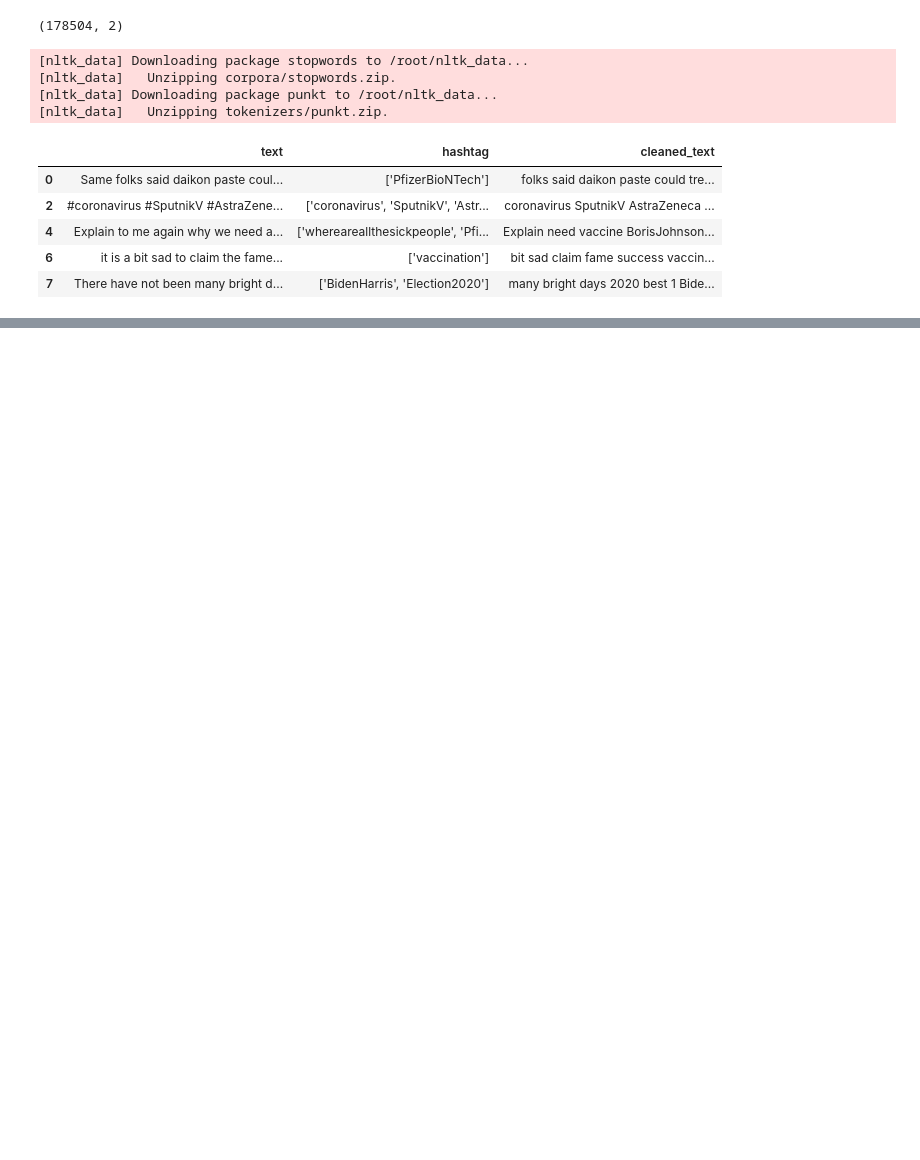
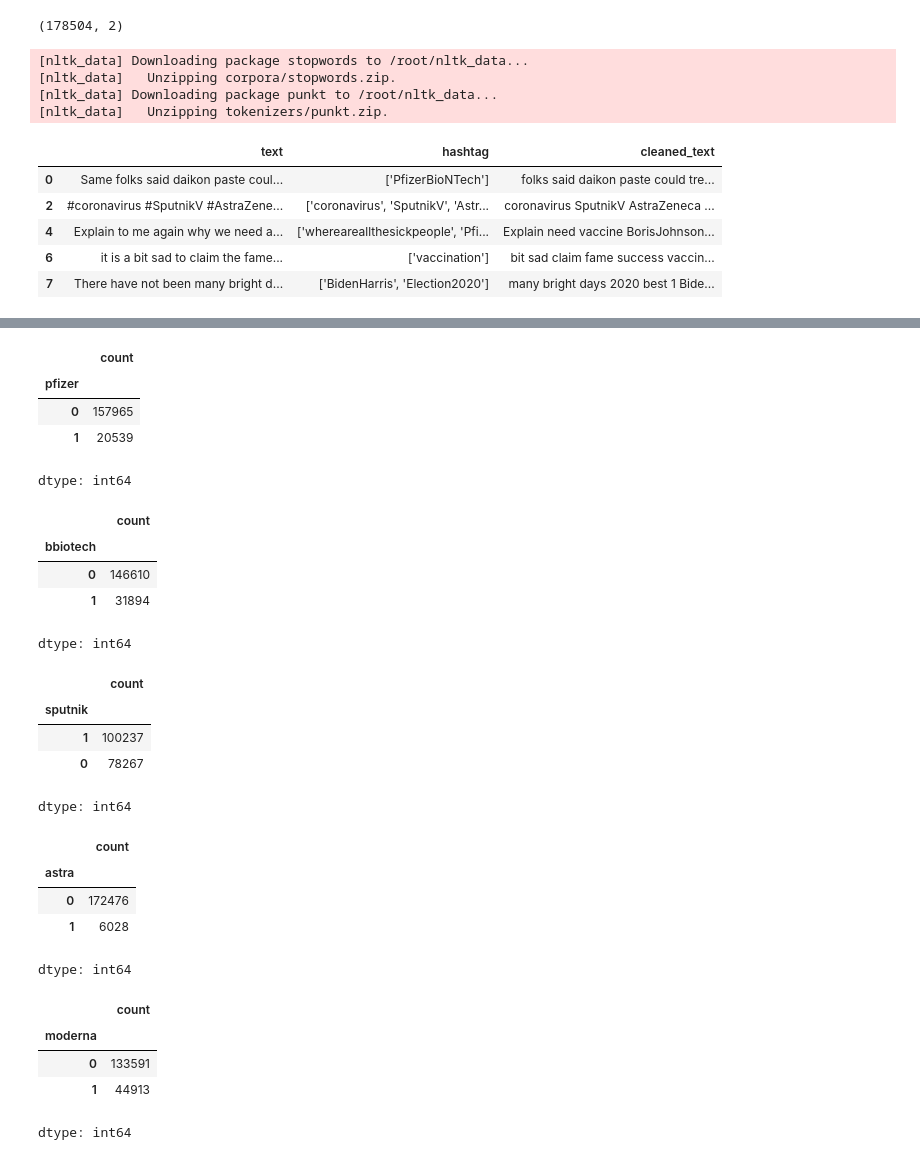
Before and after one commit to Jyts2094/Final-Project, a Jupyter notebook: Final_Project.ipynb, the cells around one changed output, grey strips where cells are left out. Cells and saved outputs as stored; diff of their text form; code cells hidden in the pictures; blank space fills up the shorter version.

```diff
--- a/Final_Project.ipynb
+++ b/Final_Project.ipynb
@@ -148,0 +157,51 @@ ex_data.head()
+# %%
+# Define a function to check if a tweet contains any of the references
+def refer(tweet, refs):
+    flag = 0  # Initialize flag to 0 (not found)
+    for ref in refs:
+        if tweet.find(ref) != -1:  # Check if the tweet contains the reference
+            flag = 1  # Set flag to 1 (found) if reference is found
+    return flag  # Return flag indicating if any reference was found in the tweet
+
+# Apply the refer function to each row in 'cleaned_text' column for different references
+extracted_data['pfizer'] = extracted_data['cleaned_text'].apply(lambda x: refer(x, pfizer_refs))
+extracted_data['bbiotech'] = extracted_data['cleaned_text'].apply(lambda x: refer(x, bbiotech_refs))
+extracted_data['sputnik'] = extracted_data['cleaned_text'].apply(lambda x: refer(x, sputnik_refs))
+extracted_data['astra'] = extracted_data['cleaned_text'].apply(lambda x: refer(x, astra_refs))
+extracted_data['moderna'] = extracted_data['cleaned_text'].apply(lambda x: refer(x, moderna_refs))
+
+# Display the counts of 'pfizer', 'bbiotech', 'sputnik', 'astra', 'moderna' flags
+# This shows how many tweets mention each reference
+display(
+    extracted_data['pfizer'].value_counts(),
+    extracted_data['bbiotech'].value_counts(),
+    extracted_data['sputnik'].value_counts(),
+    extracted_data['astra'].value_counts(),
+    extracted_data['moderna'].value_counts()
+    )
+# %% [output]
+|  | count |
+| pfizer |  |
+| 0 | 157965 |
+| 1 | 20539 |
+dtype: int64
+|  | count |
+| bbiotech |  |
+| 0 | 146610 |
+| 1 | 31894 |
+dtype: int64
+|  | count |
+| sputnik |  |
+| 1 | 100237 |
+| 0 | 78267 |
+dtype: int64
+|  | count |
+| astra |  |
+| 0 | 172476 |
+| 1 | 6028 |
+dtype: int64
+|  | count |
+| moderna |  |
+| 0 | 133591 |
+| 1 | 44913 |
+dtype: int64
```
Also changed, not shown: parts of 10 cells of this notebook.
